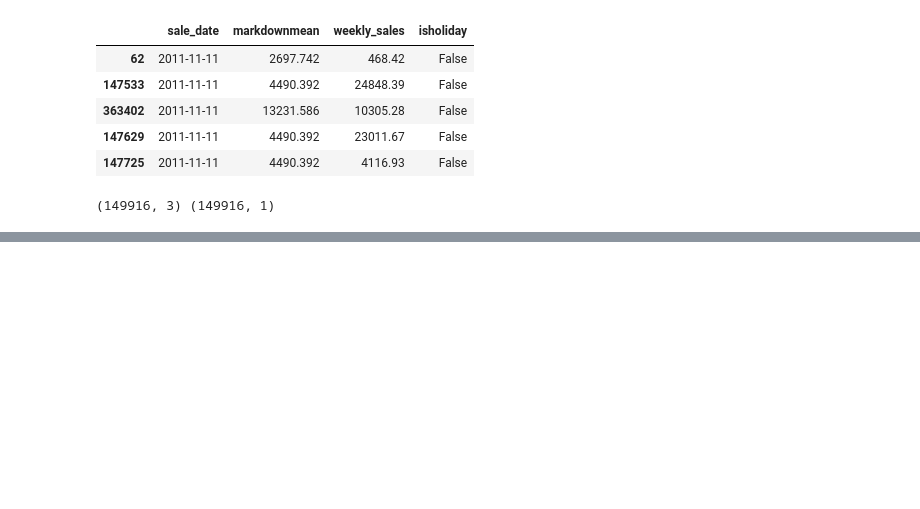
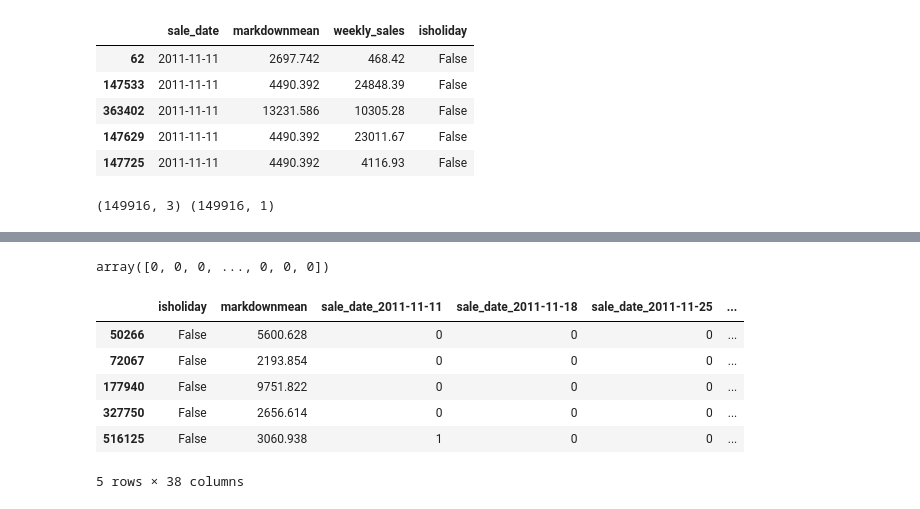
Before and after one commit to Infinity183/Sales_Retail_FP, a Jupyter notebook: Preprocessing_BestDate4Markdown.ipynb, the cells around one changed output, grey strips where cells are left out. Saved outputs shown, nothing was run; the diff lists cells and outputs as text; code cells hidden in the pictures; blank space fills up the shorter version.

```diff
--- a/Preprocessing_BestDate4Markdown.ipynb
+++ b/Preprocessing_BestDate4Markdown.ipynb
@@ -140,0 +143,21 @@ label_encoder.classes_
+# %%
+label_encoder.transform(data.isholiday)
+# %% [output]
+array([0, 0, 0, ..., 0, 0, 0])
+# %%
+#Splitting
+from sklearn.model_selection import train_test_split
+
+X = pd.get_dummies(X)
+
+X_train, X_test, y_train, y_test = train_test_split(X, y, random_state=42)
+
+X_train.head()
+# %% [output]
+|  | isholiday | markdownmean | sale_date_2011-11-11 | sale_date_2011-11-18 | sale_date_2011-11-25 | ... |
+| 50266 | False | 5600.628 | 0 | 0 | 0 | ... |
+| 72067 | False | 2193.854 | 0 | 0 | 0 | ... |
+| 177940 | False | 9751.822 | 0 | 0 | 0 | ... |
+| 327750 | False | 2656.614 | 0 | 0 | 0 | ... |
+| 516125 | False | 3060.938 | 1 | 0 | 0 | ... |
+5 rows × 38 columns
```
Also changed, not shown: parts of 4 cells of this notebook.
